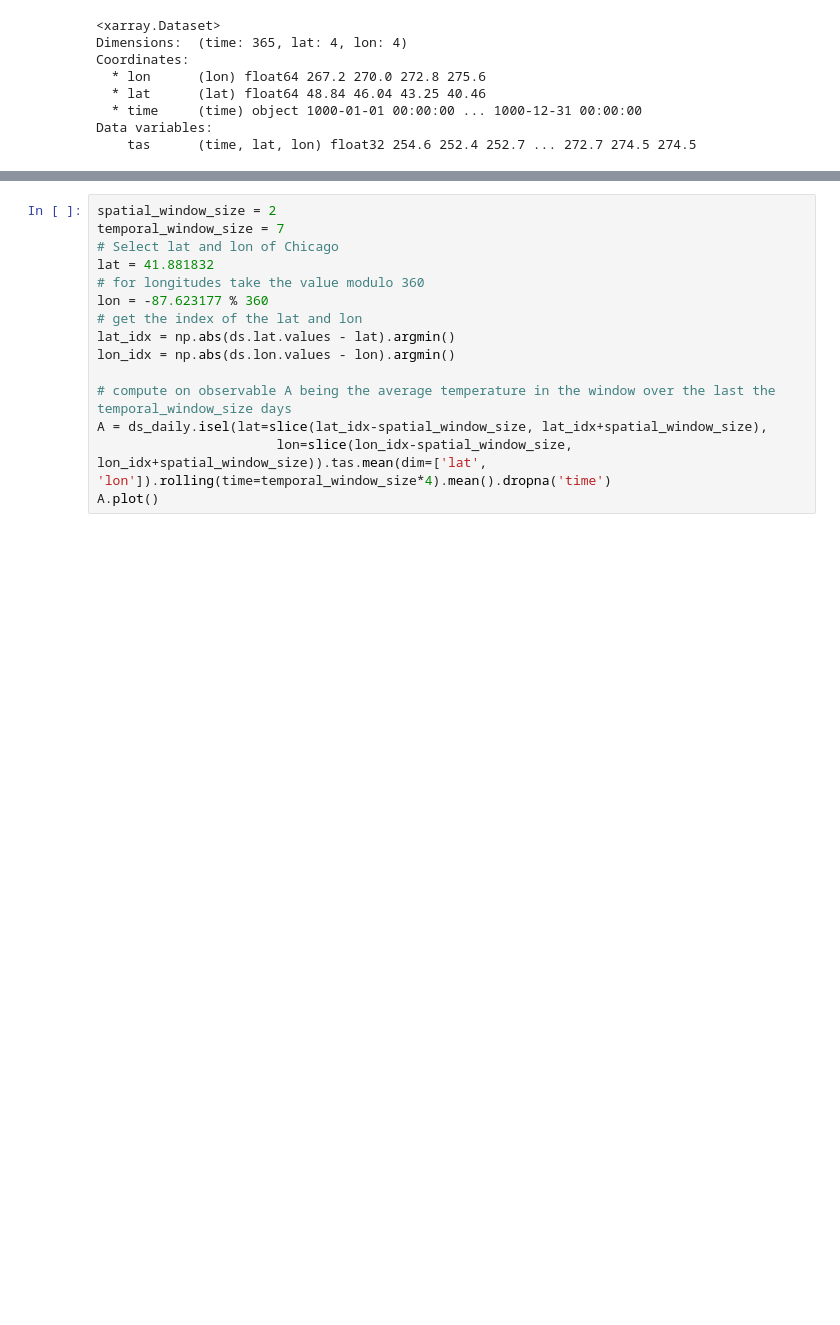
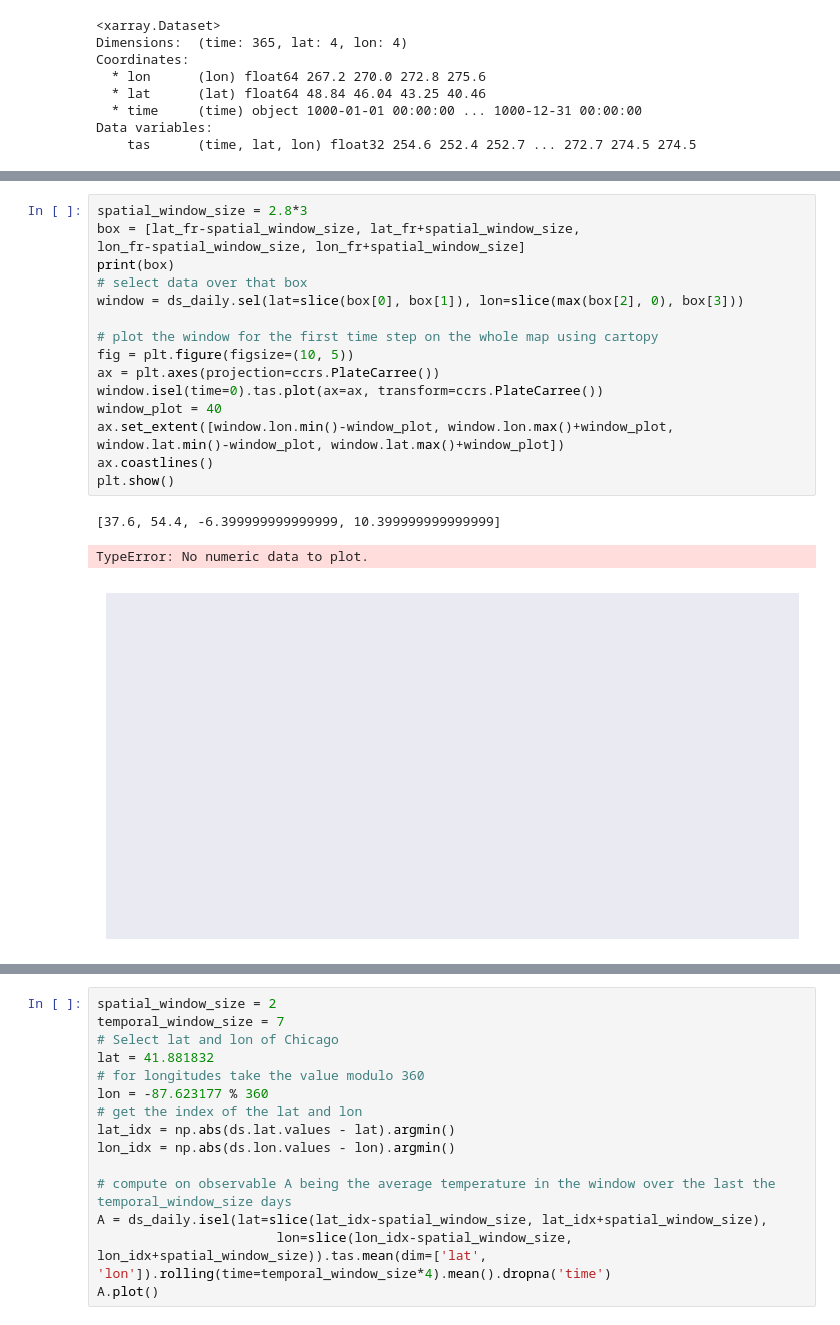
Before and after one commit to amaurylancelin/EVT_rosbypalooza, a Jupyter notebook: explo.ipynb, the cells around one changed output, grey strips where cells are left out. Saved outputs shown, nothing was run; the diff lists cells and outputs as text; blank space fills up the shorter version.

```diff
--- a/explo.ipynb
+++ b/explo.ipynb
@@ -128,0 +208,20 @@ plt.show()
+# %%
+spatial_window_size = 2.8*3
+box = [lat_fr-spatial_window_size, lat_fr+spatial_window_size,
+lon_fr-spatial_window_size, lon_fr+spatial_window_size]
+print(box)
+# select data over that box
+window = ds_daily.sel(lat=slice(box[0], box[1]), lon=slice(max(box[2], 0), box[3]))
+
+# plot the window for the first time step on the whole map using cartopy
+fig = plt.figure(figsize=(10, 5))
+ax = plt.axes(projection=ccrs.PlateCarree())
+window.isel(time=0).tas.plot(ax=ax, transform=ccrs.PlateCarree())
+window_plot = 40
+ax.set_extent([window.lon.min()-window_plot, window.lon.max()+window_plot, window.lat.min()-window_plot, window.lat.max()+window_plot])
+ax.coastlines()
+plt.show()
+# %% [output]
+[37.6, 54.4, -6.399999999999999, 10.399999999999999]
+TypeError: No numeric data to plot.
+[figure, added]
```
Also changed, not shown: parts of 12 cells of this notebook, 1 other file.
